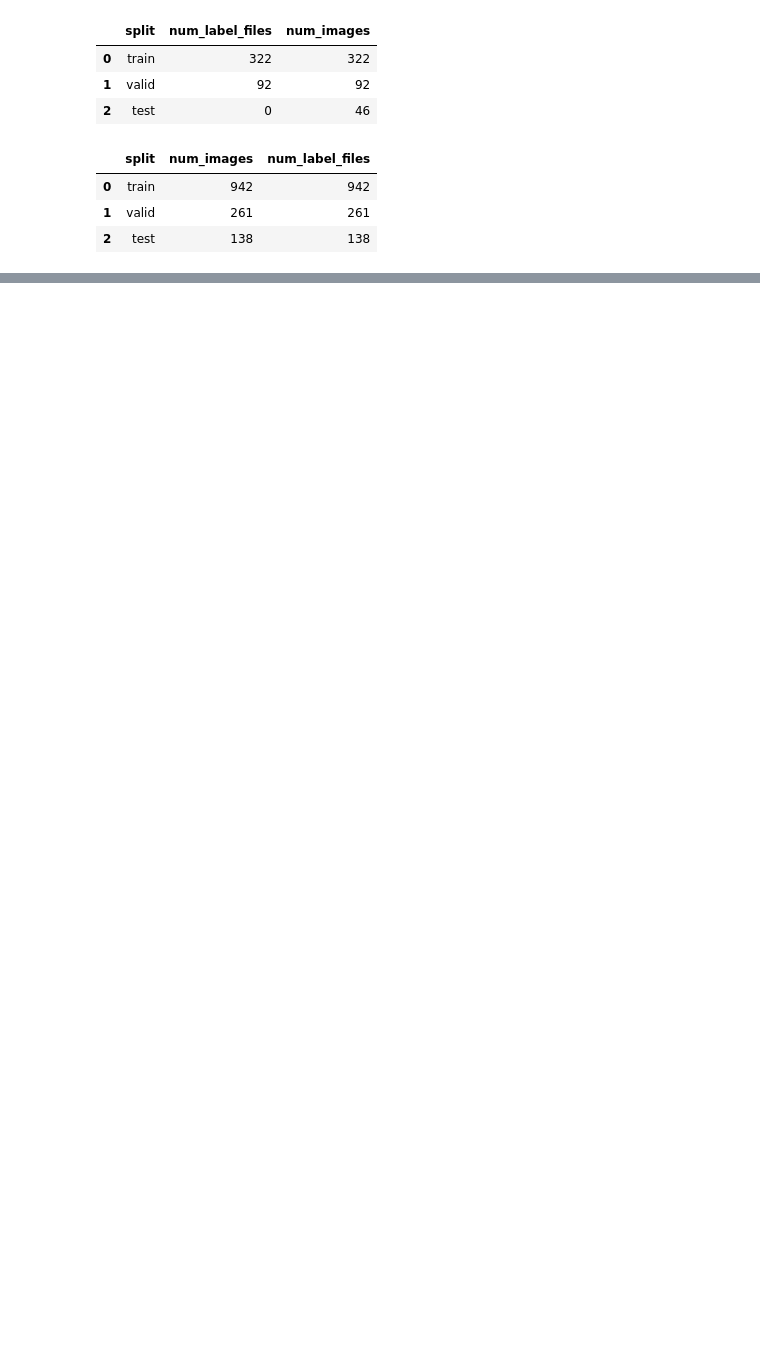
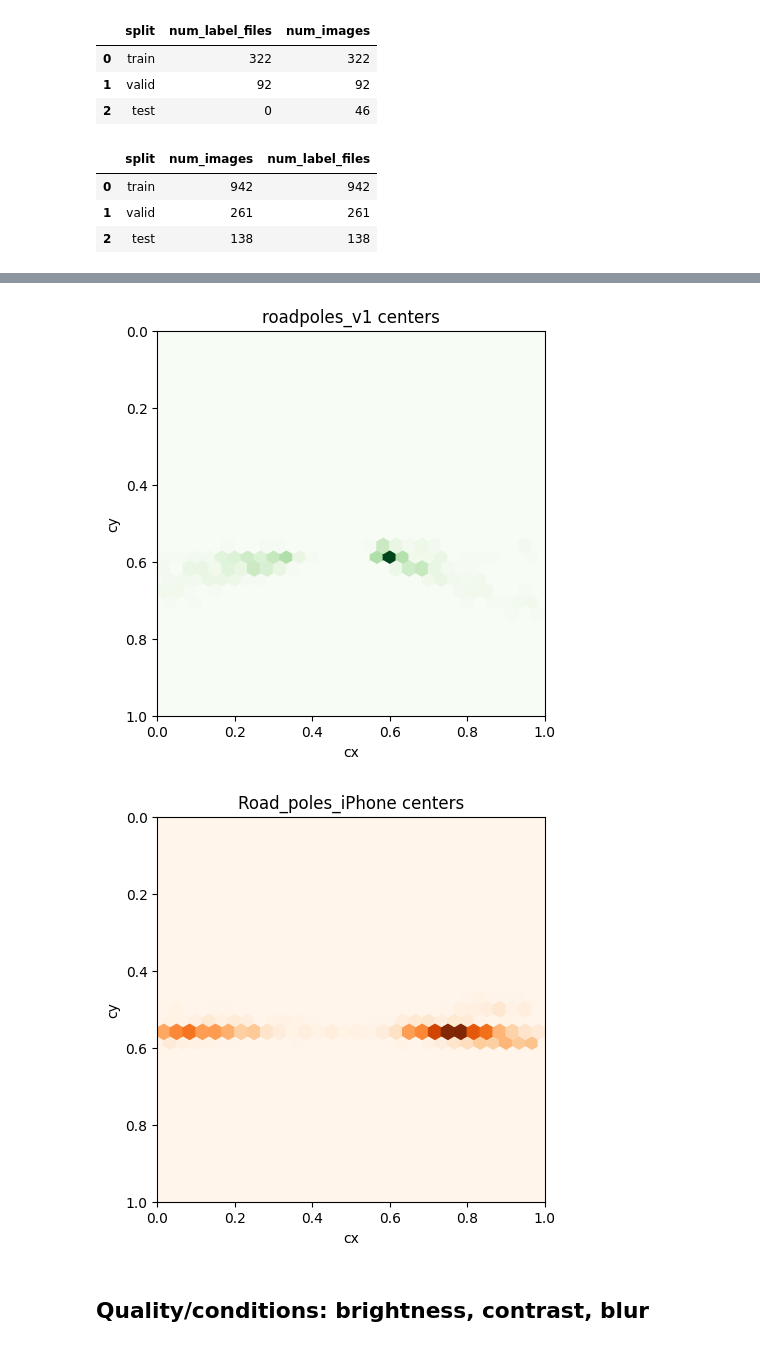
Before and after one commit to HesteBjorn/TDT17-snow-pole-detection, a Jupyter notebook: notebooks/exploration.ipynb, the cells around one changed output, grey strips where cells are left out. Saved outputs shown, nothing was run; the diff lists cells and outputs as text; code cells hidden in the pictures; blank space fills up the shorter version.

```diff
--- a/notebooks/exploration.ipynb
+++ b/notebooks/exploration.ipynb
@@ -140,0 +202,20 @@ plt.show()
+# %%
+# Center heatmaps to see spatial bias
+def plot_center_heatmap(df, title, color):
+    fig, ax = plt.subplots(figsize=(5, 5))
+    ax.hexbin(df["cx"], df["cy"], gridsize=30, cmap=color, extent=(0,1,0,1))
+    ax.set_xlim(0, 1)
+    ax.set_ylim(0, 1)
+    ax.set_title(title)
+    ax.set_xlabel("cx")
+    ax.set_ylabel("cy")
+    plt.gca().invert_yaxis()
+    plt.show()
+
+plot_center_heatmap(df_main_geom, "roadpoles_v1 centers", "Greens")
+plot_center_heatmap(df_iphone_geom, "Road_poles_iPhone centers", "Oranges")
+# %% [output]
+[figure, added]
+[figure, added]
+# %% [markdown]
+## Quality/conditions: brightness, contrast, blur
```
Also changed, not shown: parts of 13 cells of this notebook.
